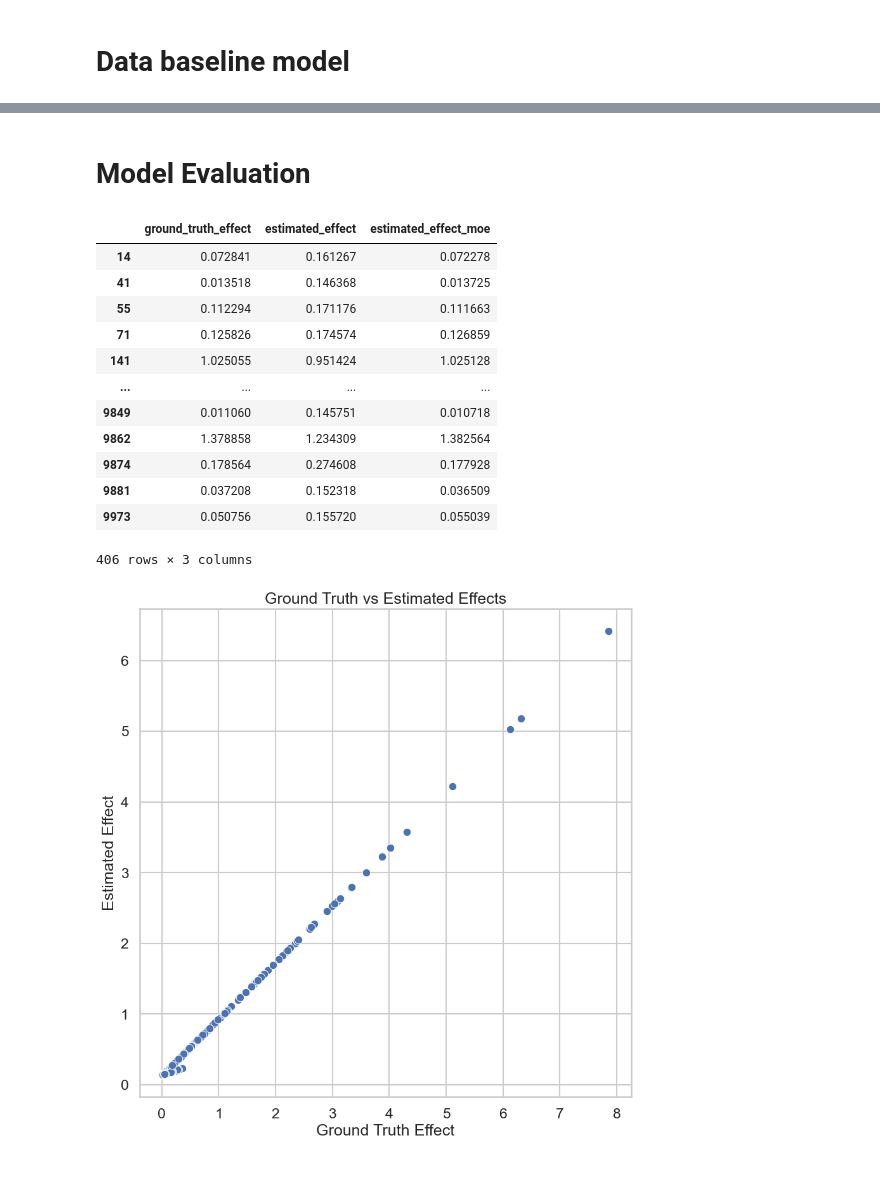
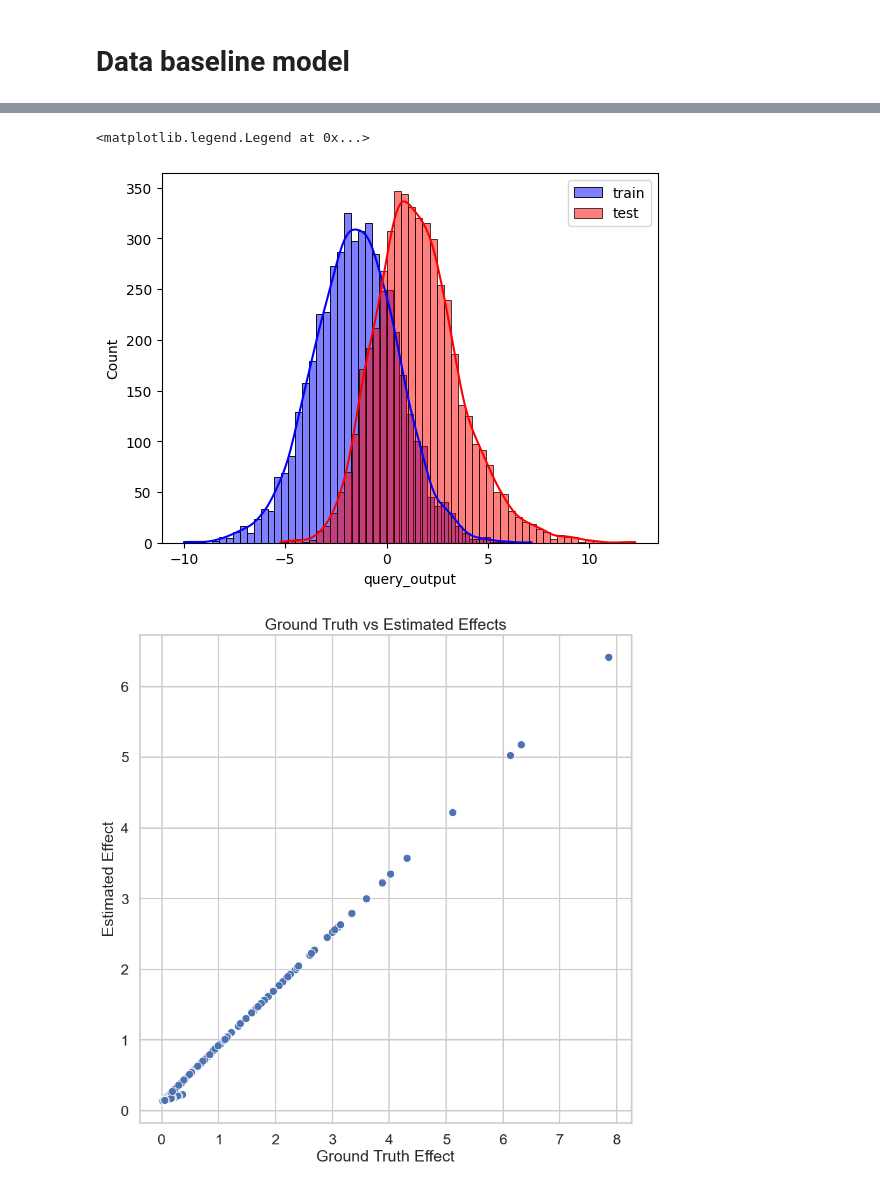
Before and after one commit to KDL-umass/compositional_models_cate, a Jupyter notebook: notebooks/synthetic_dgp_analysis.ipynb, the cells around one changed output, grey strips where cells are left out. Drawn from its saved outputs; the diff is of its cells as text; code cells hidden in the pictures.

```diff
--- a/notebooks/synthetic_dgp_analysis.ipynb
+++ b/notebooks/synthetic_dgp_analysis.ipynb
@@ -312,17 +339,0 @@ Baseline R2 Score: 0.9617551582693289
-# %%
-# MoE Baseline
-if underlying_model_class == "MLP":
-    moe_model = MoE(input_dim+1, (input_dim + 1)*2, output_dim, num_modules)
-else:
-    moe_model = MoELinear(input_dim+1, output_dim, num_modules)
-print("Training MoE Model")
-train_model(moe_model, train_df, covariates, treatment, outcome, epochs, batch_size)
-moe_causal_effect_estimates = predict_model(moe_model, test_df, covariates)
-test_df.loc[:, "estimated_effect"] = moe_causal_effect_estimates
-moe_estimated_effects = get_estimated_effects(test_df, test_qids)
-moe_estimated_effects_df = pd.DataFrame.from_dict(moe_estimated_effects, orient="index", columns=["estimated_effect_moe"])
-baseline_combined_df = pd.concat([baseline_combined_df, moe_estimated_effects_df], axis=1)
-
-# calculate r2 score
-moe_r2 = r2_score(baseline_combined_df["ground_truth_effect"], baseline_combined_df["estimated_effect_moe"])
-print(f"MoE R2 Score: {moe_r2}")
@@ -356,21 +340,22 @@ Additive R2 Score: 0.9983068612223013
-# %% [markdown]
-# Model Evaluation
-# %%
-baseline_combined_df
-# %% [output]
-|  | ground_truth_effect | estimated_effect | estimated_effect_moe |
-| 14 | 0.072841 | 0.161267 | 0.072278 |
-| 41 | 0.013518 | 0.146368 | 0.013725 |
-| 55 | 0.112294 | 0.171176 | 0.111663 |
-| 71 | 0.125826 | 0.174574 | 0.126859 |
-| 141 | 1.025055 | 0.951424 | 1.025128 |
-| ... | ... | ... | ... |
-| 9849 | 0.011060 | 0.145751 | 0.010718 |
-| 9862 | 1.378858 | 1.234309 | 1.382564 |
-| 9874 | 0.178564 | 0.274608 | 0.177928 |
-| 9881 | 0.037208 | 0.152318 | 0.036509 |
-| 9973 | 0.050756 | 0.155720 | 0.055039 |
-406 rows × 3 columns
+# %%
+# plot feature distribution of module_1_feature_feature_0
+import seaborn as sns
+# sns.histplot(train_df[high_level_output], bins=50, color="blue", label="train", kde=True)
+# sns.histplot(test_df[high_level_output], bins=50, color="red", label="test", kde=True)
+
+# have two histograms based on treatment
+sns.histplot(train_df[train_df["treatment_id"]==0]["query_output"], bins=50, color="blue", label="train", kde=True)
+sns.histplot(train_df[train_df["treatment_id"]==1]["query_output"], bins=50, color="red", label="test", kde=True)
+
+plt.legend()
+
+
+
+
+# sns.histplot(data[high_level_output], bins=50, color="green")
+# %% [output]
+<matplotlib.legend.Legend at 0x...>
+[figure, added]
 # %%
 # scatter plot of ground truth vs estimated effects
 fig, ax = plt.subplots(1, 1, figsize=(10, 10))
```
Also changed, not shown: parts of 18 cells of this notebook, 6 other files.
